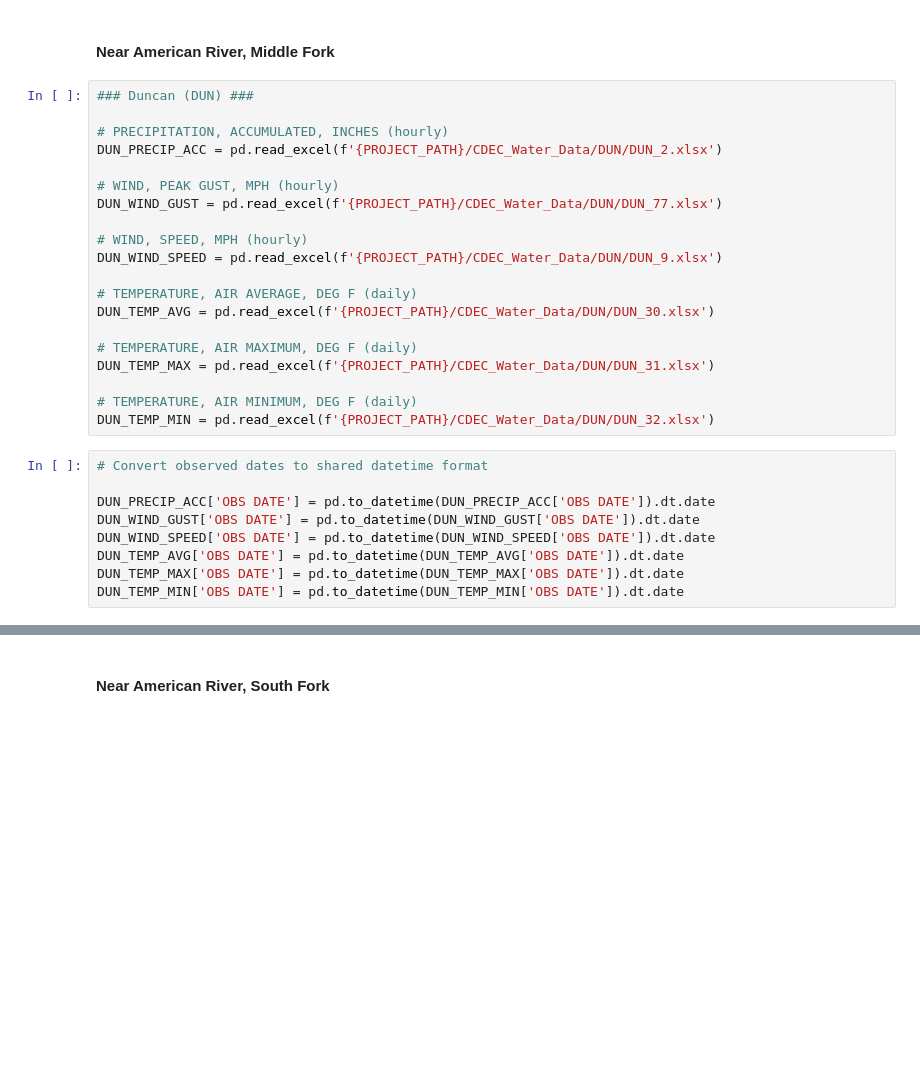
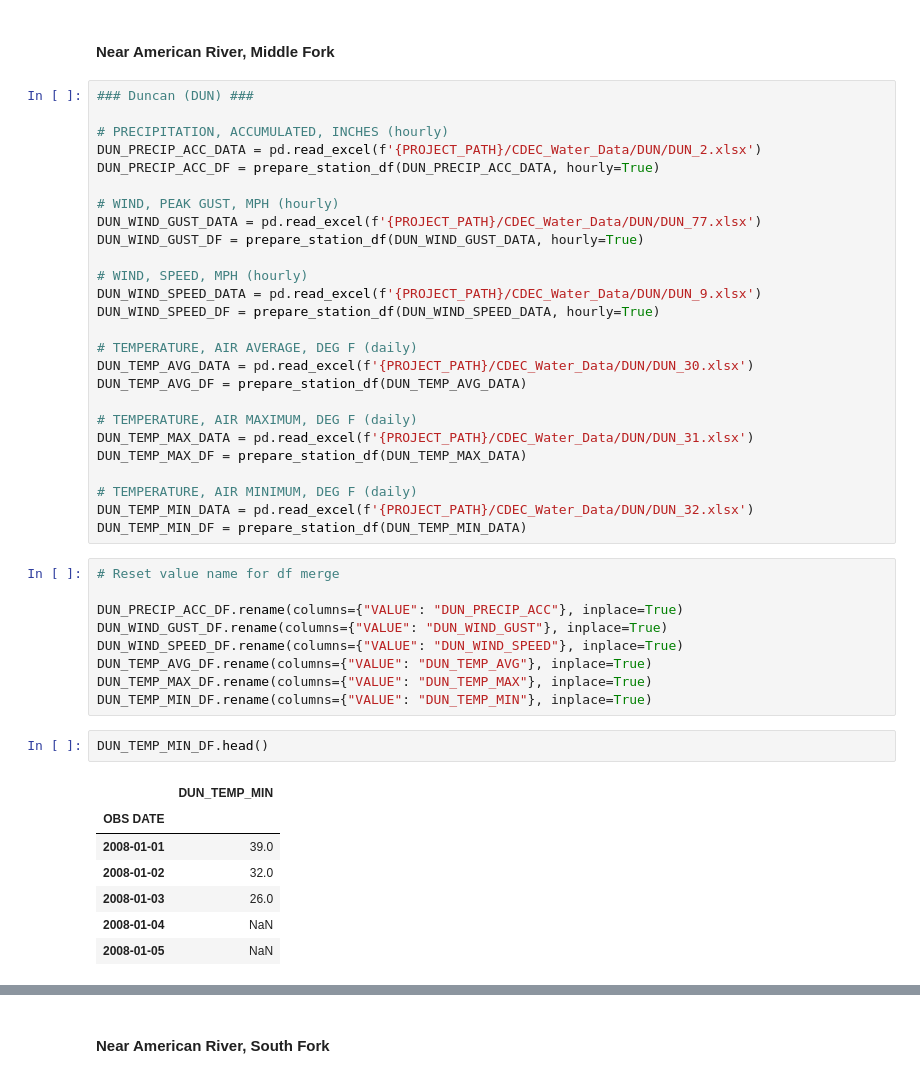
Before and after one commit to lauren-alexandra/basin-inflow-dnn, a Jupyter notebook: weather-informed-reservoir-operation.ipynb, the cells around one changed output, grey strips where cells are left out. Drawn from its saved outputs; the diff is of its cells as text; blank space fills up the shorter version.

```diff
--- a/weather-informed-reservoir-operation.ipynb
+++ b/weather-informed-reservoir-operation.ipynb
@@ -336,31 +398,47 @@ HYS_TEMP_MIN['OBS DATE'] = pd.to_datetime(HYS_TEMP_MIN['OBS DATE']).dt.date
 ### Duncan (DUN) ###
 
 # PRECIPITATION, ACCUMULATED, INCHES (hourly)
-DUN_PRECIP_ACC = pd.read_excel(f'{PROJECT_PATH}/CDEC_Water_Data/DUN/DUN_2.xlsx')
+DUN_PRECIP_ACC_DATA = pd.read_excel(f'{PROJECT_PATH}/CDEC_Water_Data/DUN/DUN_2.xlsx')
+DUN_PRECIP_ACC_DF = prepare_station_df(DUN_PRECIP_ACC_DATA, hourly=True)
 
 # WIND, PEAK GUST, MPH (hourly)
-DUN_WIND_GUST = pd.read_excel(f'{PROJECT_PATH}/CDEC_Water_Data/DUN/DUN_77.xlsx')
+DUN_WIND_GUST_DATA = pd.read_excel(f'{PROJECT_PATH}/CDEC_Water_Data/DUN/DUN_77.xlsx')
+DUN_WIND_GUST_DF = prepare_station_df(DUN_WIND_GUST_DATA, hourly=True)
 
 # WIND, SPEED, MPH (hourly)
-DUN_WIND_SPEED = pd.read_excel(f'{PROJECT_PATH}/CDEC_Water_Data/DUN/DUN_9.xlsx')
+DUN_WIND_SPEED_DATA = pd.read_excel(f'{PROJECT_PATH}/CDEC_Water_Data/DUN/DUN_9.xlsx')
+DUN_WIND_SPEED_DF = prepare_station_df(DUN_WIND_SPEED_DATA, hourly=True)
 
 # TEMPERATURE, AIR AVERAGE, DEG F (daily)
-DUN_TEMP_AVG = pd.read_excel(f'{PROJECT_PATH}/CDEC_Water_Data/DUN/DUN_30.xlsx')
+DUN_TEMP_AVG_DATA = pd.read_excel(f'{PROJECT_PATH}/CDEC_Water_Data/DUN/DUN_30.xlsx')
+DUN_TEMP_AVG_DF = prepare_station_df(DUN_TEMP_AVG_DATA)
 
 # TEMPERATURE, AIR MAXIMUM, DEG F (daily)
-DUN_TEMP_MAX = pd.read_excel(f'{PROJECT_PATH}/CDEC_Water_Data/DUN/DUN_31.xlsx')
+DUN_TEMP_MAX_DATA = pd.read_excel(f'{PROJECT_PATH}/CDEC_Water_Data/DUN/DUN_31.xlsx')
+DUN_TEMP_MAX_DF = prepare_station_df(DUN_TEMP_MAX_DATA)
 
 # TEMPERATURE, AIR MINIMUM, DEG F (daily)
-DUN_TEMP_MIN = pd.read_excel(f'{PROJECT_PATH}/CDEC_Water_Data/DUN/DUN_32.xlsx')
+DUN_TEMP_MIN_DATA = pd.read_excel(f'{PROJECT_PATH}/CDEC_Water_Data/DUN/DUN_32.xlsx')
+DUN_TEMP_MIN_DF = prepare_station_df(DUN_TEMP_MIN_DATA)
-# %%
-# Convert observed dates to shared datetime format
-
-DUN_PRECIP_ACC['OBS DATE'] = pd.to_datetime(DUN_PRECIP_ACC['OBS DATE']).dt.date
-DUN_WIND_GUST['OBS DATE'] = pd.to_datetime(DUN_WIND_GUST['OBS DATE']).dt.date
-DUN_WIND_SPEED['OBS DATE'] = pd.to_datetime(DUN_WIND_SPEED['OBS DATE']).dt.date
-DUN_TEMP_AVG['OBS DATE'] = pd.to_datetime(DUN_TEMP_AVG['OBS DATE']).dt.date
-DUN_TEMP_MAX['OBS DATE'] = pd.to_datetime(DUN_TEMP_MAX['OBS DATE']).dt.date
-DUN_TEMP_MIN['OBS DATE'] = pd.to_datetime(DUN_TEMP_MIN['OBS DATE']).dt.date
+# %%
+# Reset value name for df merge
+
+DUN_PRECIP_ACC_DF.rename(columns={"VALUE": "DUN_PRECIP_ACC"}, inplace=True)
+DUN_WIND_GUST_DF.rename(columns={"VALUE": "DUN_WIND_GUST"}, inplace=True)
+DUN_WIND_SPEED_DF.rename(columns={"VALUE": "DUN_WIND_SPEED"}, inplace=True)
+DUN_TEMP_AVG_DF.rename(columns={"VALUE": "DUN_TEMP_AVG"}, inplace=True)
+DUN_TEMP_MAX_DF.rename(columns={"VALUE": "DUN_TEMP_MAX"}, inplace=True)
+DUN_TEMP_MIN_DF.rename(columns={"VALUE": "DUN_TEMP_MIN"}, inplace=True)
+# %%
+DUN_TEMP_MIN_DF.head()
+# %% [output]
+|  | DUN_TEMP_MIN |
+| OBS DATE |  |
+| 2008-01-01 | 39.0 |
+| 2008-01-02 | 32.0 |
+| 2008-01-03 | 26.0 |
+| 2008-01-04 | NaN |
+| 2008-01-05 | NaN |
 # %%
 ### Sugar Pine (SGP) ###
 
```
Also changed, not shown: parts of 22 cells of this notebook.
